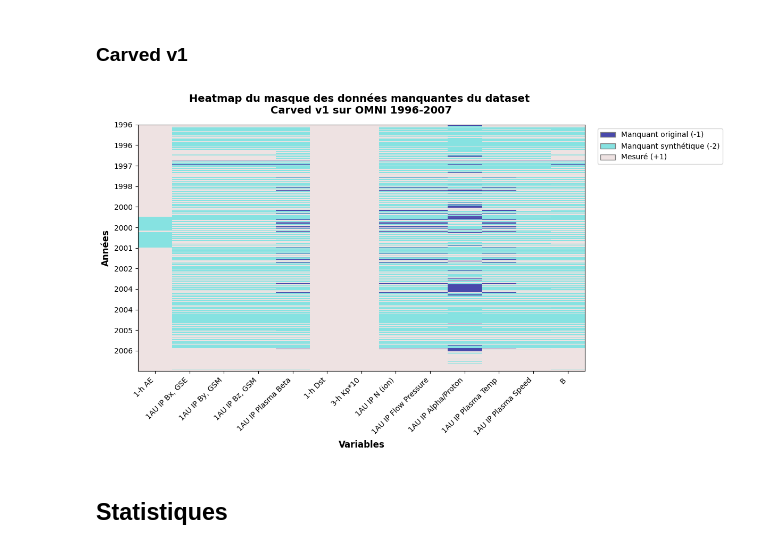
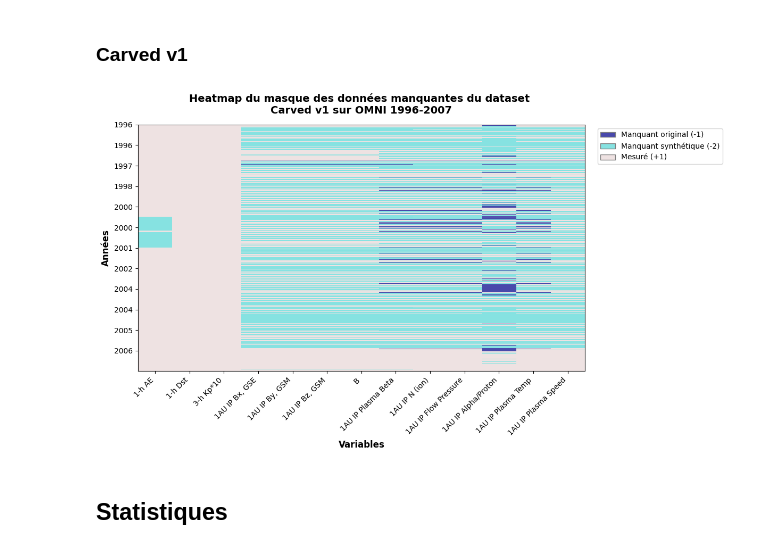
Before and after one commit to guenopierre/PMI2026, a Jupyter notebook: dataset_analysis.ipynb, the cells around one changed output. Cells and saved outputs as stored; diff of their text form; code cells hidden in the pictures.

```diff
--- a/dataset_analysis.ipynb
+++ b/dataset_analysis.ipynb
@@ -13,4 +13,7 @@ with open('C:/Users/pierr/OneDrive - IPSA/Documents/IPSA/Aero 5/PMI/data/omni_sp
 with open('C:/Users/pierr/OneDrive - IPSA/Documents/IPSA/Aero 5/PMI/data/omni_speasycda2_1h_19960101_20071231.pkl', 'rb') as file:
     omni_speasycda2_1h_19960101_20071231 = pickle.load(file)
 
+with open('C:/Users/pierr/OneDrive - IPSA/Documents/IPSA/Aero 5/PMI/data/omni_speasycda2_1h_20080101_20191231.pkl', 'rb') as file:
+    omni_speasycda2_1h_20080101_20191231 = pickle.load(file)
+
 del file
@@ -72,9 +154,22 @@ heatmap_missing_values(omni_speasycda2_1h_19960101_20071231, df_name = 'OMNI (cd
 # %% [markdown]
 ### Carved v1
 # %%
-heatmap_mask(maskint_carvedv1_omni_speasycda2_1h_19960101_20071231, df_name='Carved v1 sur OMNI 1996-2007')
+heatmap_mask(maskint_carvedv1_omni_speasycda2_1h_19960101_20071231[['1-h AE',
+                                                            '1-h Dst',
+                                                            '3-h Kp*10',
+                                                            '1AU IP Bx, GSE',
+                                                            '1AU IP By, GSM',
+                                                            '1AU IP Bz, GSM',
+                                                            'B',
+                                                            '1AU IP Plasma Beta',
+                                                            '1AU IP N (ion)',
+                                                            '1AU IP Flow Pressure',
+                                                            '1AU IP Alpha/Proton',
+                                                            '1AU IP Plasma Temp',
+                                                            '1AU IP Plasma Speed']],
+                                                              df_name='Carved v1 sur OMNI 1996-2007')
 # %% [output]
-[figure, old version]
+[figure, new version]
 # %% [markdown]
 ## Statistiques
 # %%
```
Also changed, not shown: parts of 13 cells of this notebook, 5 other files.
